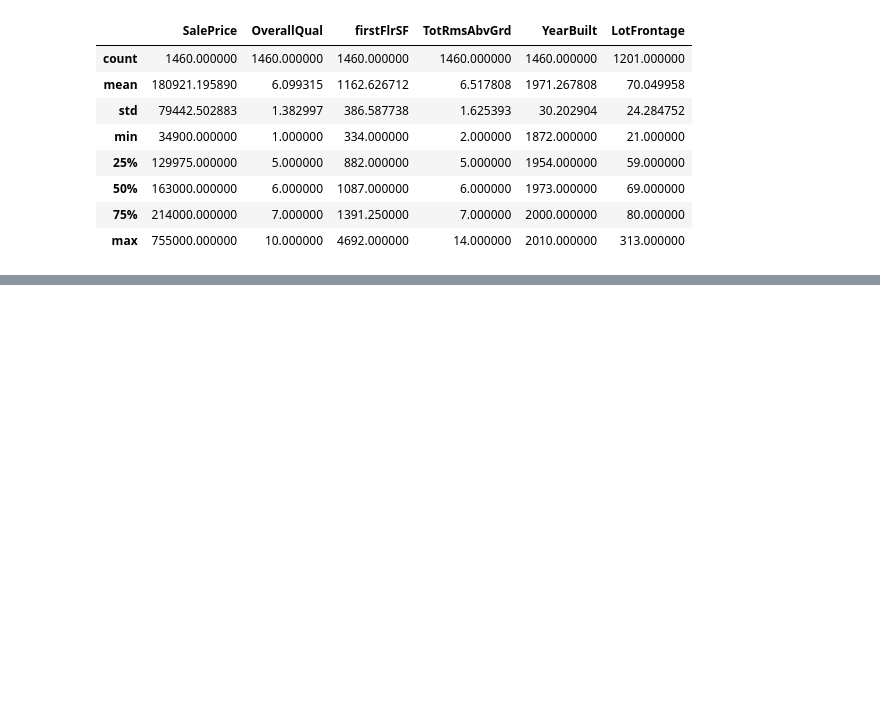
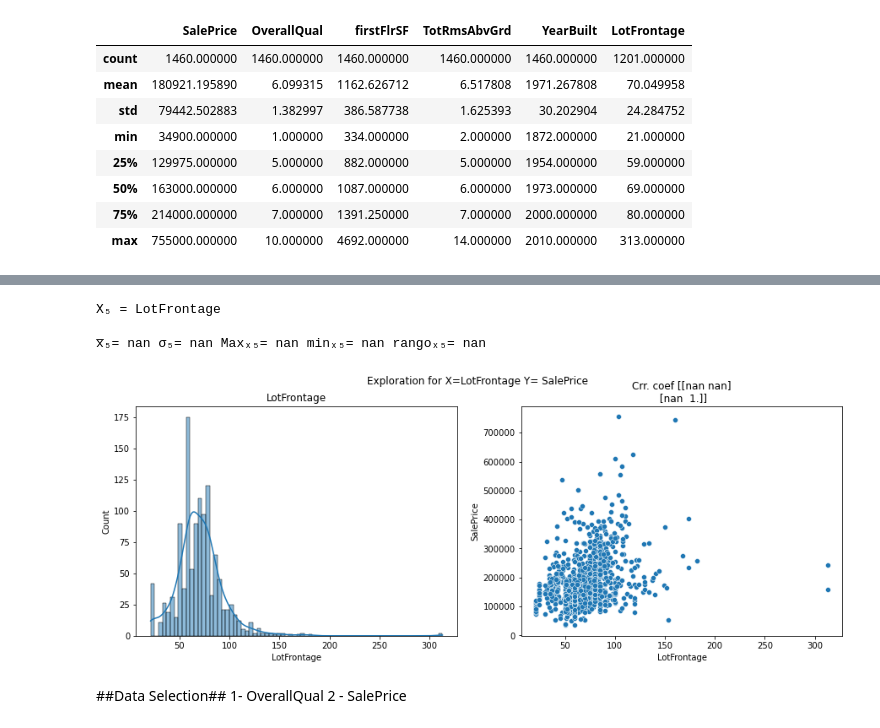
Before and after one commit to cavendano01/linear_regression_project, a Jupyter notebook: linear_regression.ipynb, the cells around one changed output, grey strips where cells are left out. Saved outputs shown, nothing was run; the diff lists cells and outputs as text; code cells hidden in the pictures; blank space fills up the shorter version.

```diff
--- a/linear_regression.ipynb
+++ b/linear_regression.ipynb
@@ -73,0 +174,36 @@ Text(0, 0.5, 'SalePrice')
+# %%
+print('X\u2085 = LotFrontage\n\n'
+'x̅\u2085=', LotFrontage.mean(),
+'σ\u2085=', LotFrontage.std(),
+'Max\u2093\u2085=', LotFrontage.max(),
+'min\u2093\u2085=', LotFrontage.min(),
+'rango\u2093\u2085=', LotFrontage.ptp(),
+'\n')
+
+#Calculating correlation coefficient
+rho5 = np.corrcoef(LotFrontage, SalePrice)
+
+#Creating Graphs
+fig, axes = plt.subplots(1, 2, sharex=True, figsize=(15,5))
+fig.suptitle('Exploration for X=LotFrontage Y= SalePrice')
+
+#replacing distplot for histplot as displot is deprecated and histplot allows for use of axis
+sns.histplot( data=LotFrontage,kde=True, ax=axes[0])
+axes[0].set_title('LotFrontage')
+axes[0].set_xlabel('LotFrontage')
+
+sns.scatterplot(ax=axes[1], x=LotFrontage, y=SalePrice)
+axes[1].set_title(f'Crr. coef {rho5}')
+axes[1].set_xlabel('LotFrontage')
+axes[1].set_ylabel('SalePrice')
+
+plt.show()
+# %% [output]
+X₅ = LotFrontage
+
+x̅₅= nan σ₅= nan Maxₓ₅= nan minₓ₅= nan rangoₓ₅= nan
+[figure, added]
+# %% [markdown]
+##Data Selection##
+ 1- OverallQual
+ 2 - SalePrice
```
Also changed, not shown: parts of 6 cells of this notebook.
